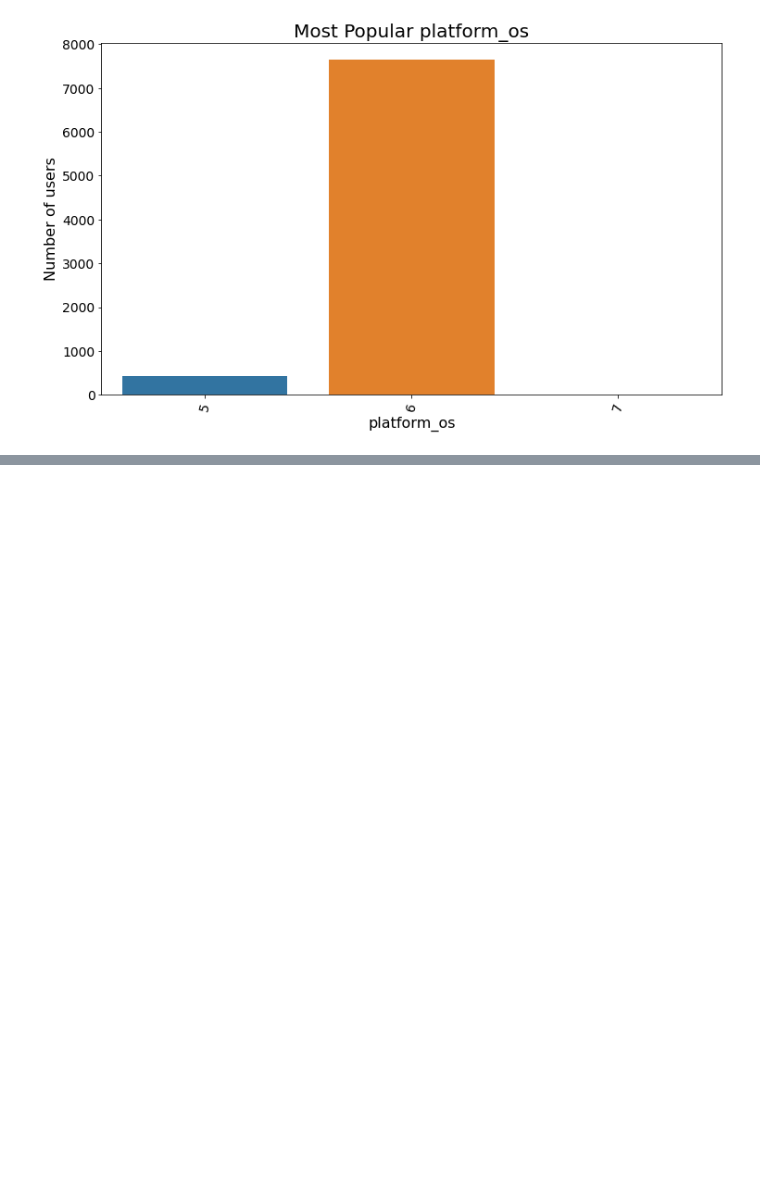
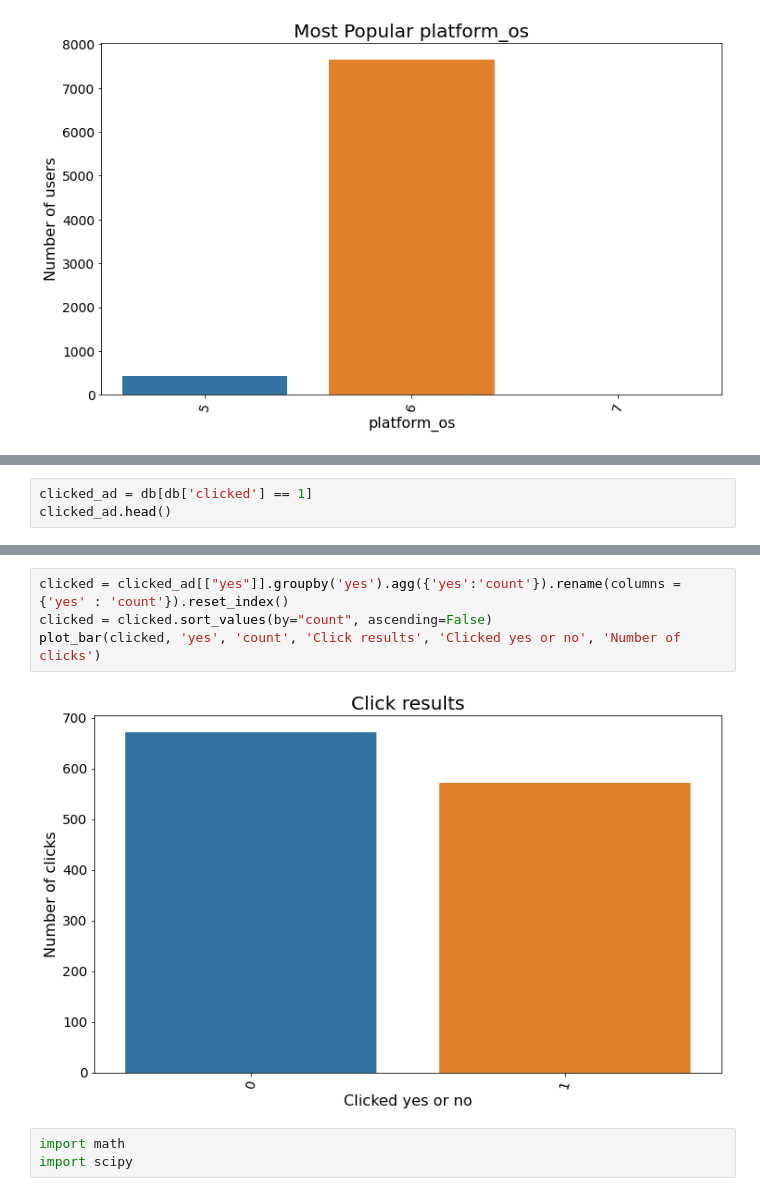
Before and after one commit to graycadeau/10-2, a Jupyter notebook: notebooks/process.ipynb, the cells around one changed output, grey strips where cells are left out. Drawn from its saved outputs; the diff is of its cells as text; blank space fills up the shorter version.

```diff
--- a/notebooks/process.ipynb
+++ b/notebooks/process.ipynb
@@ -85,0 +107,3 @@ plot_bar(browser, 'browser', 'count', 'Most Popular Browsers', 'Browser Type', '
+# %%
+clicked_ad = db[db['clicked'] == 1]
+clicked_ad.head()
@@ -85,0 +117,9 @@ plot_bar(browser, 'browser', 'count', 'Most Popular Browsers', 'Browser Type', '
+# %%
+clicked = clicked_ad[["yes"]].groupby('yes').agg({'yes':'count'}).rename(columns = {'yes' : 'count'}).reset_index()
+clicked = clicked.sort_values(by="count", ascending=False)
+plot_bar(clicked, 'yes', 'count', 'Click results', 'Clicked yes or no', 'Number of clicks')
+# %% [output]
+[figure, added]
+# %%
+import math
+import scipy
```
Also changed, not shown: parts of 19 cells of this notebook.
